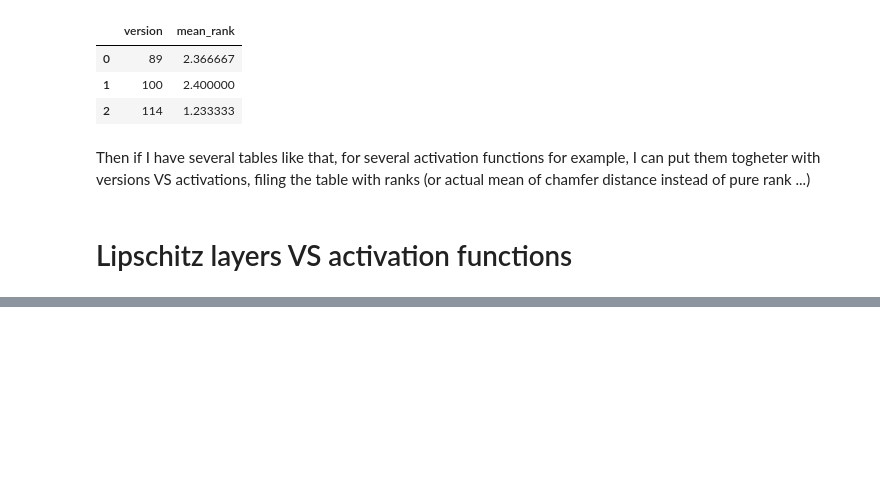
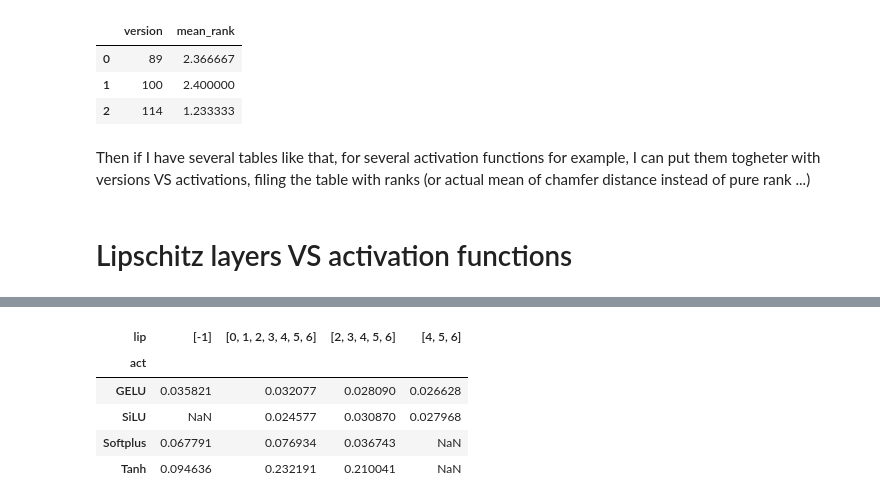
Before and after one commit to enr1xo/deepcsdf-ventricles-MRI, a Jupyter notebook: summarize_performance_metrics.ipynb, the cells around one changed output, grey strips where cells are left out. Saved outputs shown, nothing was run; the diff lists cells and outputs as text; code cells hidden in the pictures; blank space fills up the shorter version.

```diff
--- a/summarize_performance_metrics.ipynb
+++ b/summarize_performance_metrics.ipynb
@@ -204,0 +252,27 @@ df_all
+# %%
+tables = {}
+
+for organ in df["organ"].unique():
+    tables[organ] = (
+        df[df["organ"] == organ]
+        .pivot_table(
+            index="act",      # rows
+            columns="lip",     # columns
+            values="mean",     # table values
+            aggfunc="mean"     # redundant but explicit
+        )
+        .sort_index()
+    )
+# each is a matrix act x lip now, PER ORGAN
+# tables["epicardium"]
+# tables["la_endo"]
+# tables["ra_endo"]
+# %%
+tables["epicardium"]
+# %% [output]
+| lip | [-1] | [0, 1, 2, 3, 4, 5, 6] | [2, 3, 4, 5, 6] | [4, 5, 6] |
+| act |  |  |  |  |
+| GELU | 0.035821 | 0.032077 | 0.028090 | 0.026628 |
+| SiLU | NaN | 0.024577 | 0.030870 | 0.027968 |
+| Softplus | 0.067791 | 0.076934 | 0.036743 | NaN |
+| Tanh | 0.094636 | 0.232191 | 0.210041 | NaN |
```
Also changed, not shown: parts of 5 cells of this notebook.
